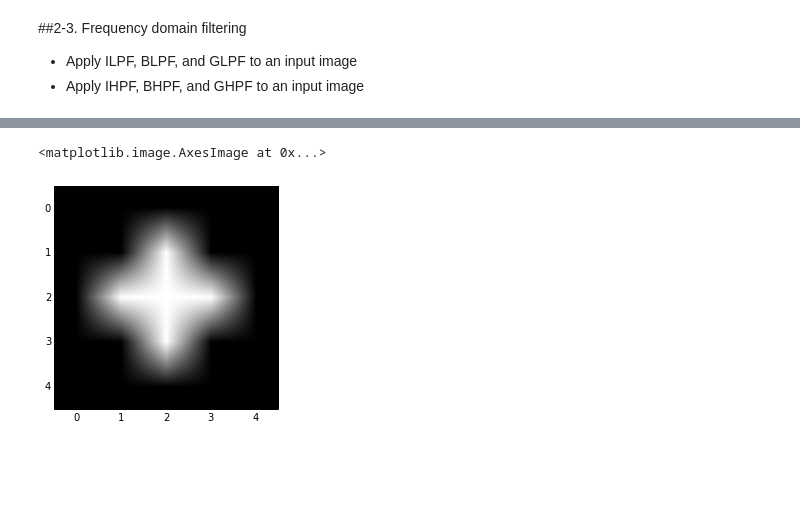
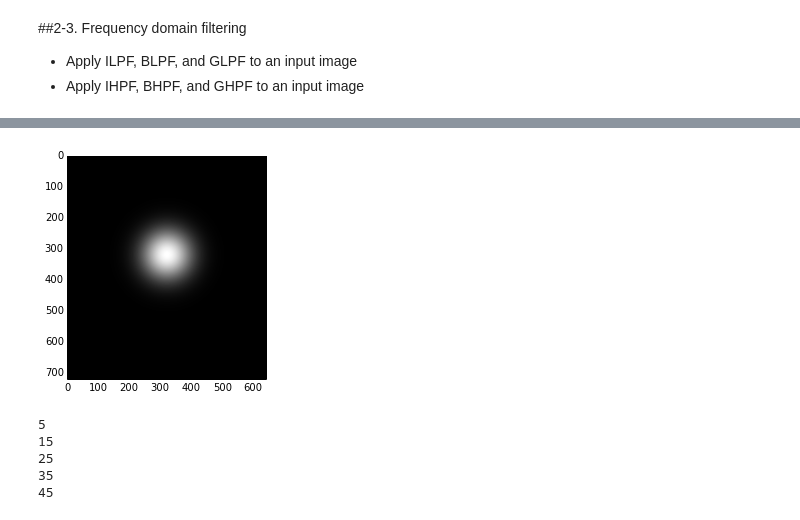
Before and after one commit to coder0526/iphw2013, a Jupyter notebook: Ip hw.ipynb, the cells around one changed output, grey strips where cells are left out. Drawn from its saved outputs; the diff is of its cells as text; code cells hidden in the pictures; blank space fills up the shorter version.

```diff
--- a/Ip hw.ipynb
+++ b/Ip hw.ipynb
@@ -122,6 +133,16 @@ plt.show()
-# %%
-apple = [[1,1,1, 1, 1], [1, 1,2,1, 1], [1,2,2,2,1], [1,1,2,1,1], [1,1,1,1,1]]
-plt.imshow(apple, cmap = 'Greys_r')
-# %% [output]
-<matplotlib.image.AxesImage at 0x...>
-[figure, removed]
+# %%
+mask=cp.gaussian_mask(img, 55)
+plt.imshow( mask[:,:,0], cmap = 'gray')
+a = [[1,2,3],[4,5,6]]
+mask[:2,:3, 0] = a
+# %% [output]
+[figure, added]
+# %%
+for i in range(5, 55, 10):
+    print i
+# %% [output]
+5
+15
+25
+35
+45
```
Also changed, not shown: parts of 5 cells of this notebook, 3 other files.
